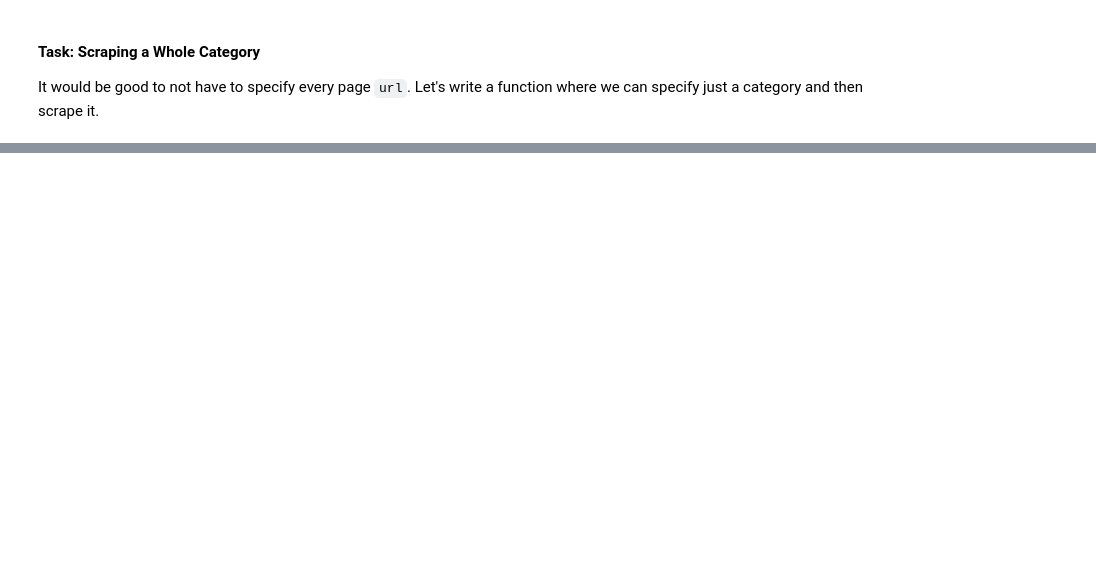
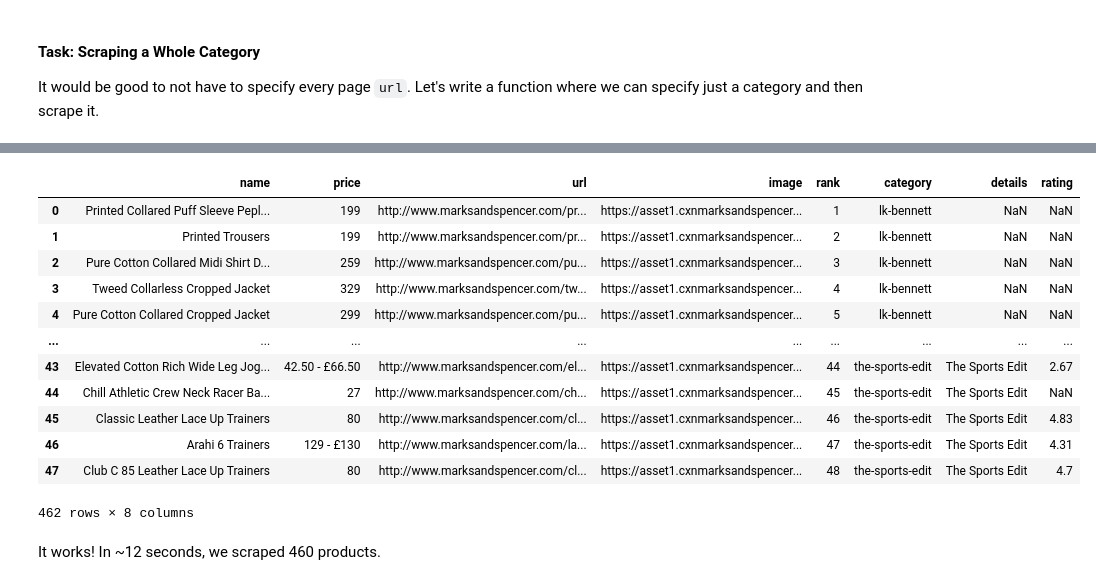
Before and after one commit to aleksandrajaremko/ScrapingWorkshop, a Jupyter notebook: Scraping.ipynb, the cells around one changed output, grey strips where cells are left out. Saved outputs shown, nothing was run; the diff lists cells and outputs as text; code cells hidden in the pictures; blank space fills up the shorter version.

```diff
--- a/Scraping.ipynb
+++ b/Scraping.ipynb
@@ -588,0 +467,10 @@ Here, we see that the most expensive products (>£40) are usually among the wors
+# %%
+image_data = []
+
+os.makedirs('images', exist_ok=True) # Creating a directory to store the images
+for i, row in tqdm(df.iterrows()): # Looping through the rows of the DataFrame
+    img_data = requests.get(row['image']).content # Fetching the image data
+    file_name = row['image'].split('/')[-1] # Getting the file name from the URL
+    with open(f'images/{file_name}.jpg', 'wb') as f: # Writing the image data to a file
+        f.write(img_data)
+    time.sleep(0.25)
@@ -629,18 +577,19 @@ def scrape_one_page(url):
     (str) -> pd.DataFrame
     Given a URL for a page of products, scrape the product details and return a DataFrame
     """
+    print(f"Scraping {url}") # Printing the URL we're scraping
     req = requests.get(url) # Making a request for the M&S plants page
 
     # TODO: Make a soup object from the request text
-    soup =
+    soup = BeautifulSoup(req.text, 'html.parser') # Parsing the HTML using BeautifulSoup and the built-in HTML parser
 
     products = [] # Creating an empty list to store the product details
     product_divs = soup.find_all('div', attrs={'data-tagg': lambda x: x and "product-card" in x}) # Using a lambda function to find all divs with data-tagg attribute that contain "product-card" and potentially other values
     for i, product_div in enumerate(product_divs): # Looping through the first 10 product divs
-        a_tag =  # TODO: Find the first a tag in the product div
-        aria_label = #TODO: Get the value of the aria-label attribute of the a tag
+        a_tag = product_div.find('a') # Finding the first a tag in the product div
+        aria_label = a_tag['aria-label'] #Get the value of the aria-label attribute of the a tag
 
-        product_details = # TODO: use the product_details_from_label function we defined earlier to get the product details from the aria-label
+        product_details = product_details_from_label(aria_label) # Using the function to get the product details from the aria-label
 
         # extract the product link from the a tag
         product_details['url'] = a_tag['href'] # Getting the value of the href attribute of the a tag
@@ -738,0 +720,19 @@ for brand_url in brand__links[:5]: # Looping through the first 5 brand URLs
+# %%
+all_products = pd.concat(all_products_dfs) # Concatenating the list of all category DataFrames into a single DataFrame
+all_products
+# %% [output]
+|  | name | price | url | image | rank | category | details | rating |
+| 0 | Printed Collared Puff Sleeve Pepl... | 199 | http://www.marksandspencer.com/pr... | https://asset1.cxnmarksandspencer... | 1 | lk-bennett | NaN | NaN |
+| 1 | Printed Trousers | 199 | http://www.marksandspencer.com/pr... | https://asset1.cxnmarksandspencer... | 2 | lk-bennett | NaN | NaN |
+| 2 | Pure Cotton Collared Midi Shirt D... | 259 | http://www.marksandspencer.com/pu... | https://asset1.cxnmarksandspencer... | 3 | lk-bennett | NaN | NaN |
+| 3 | Tweed Collarless Cropped Jacket | 329 | http://www.marksandspencer.com/tw... | https://asset1.cxnmarksandspencer... | 4 | lk-bennett | NaN | NaN |
+| 4 | Pure Cotton Collared Cropped Jacket | 299 | http://www.marksandspencer.com/pu... | https://asset1.cxnmarksandspencer... | 5 | lk-bennett | NaN | NaN |
+| ... | ... | ... | ... | ... | ... | ... | ... | ... |
+| 43 | Elevated Cotton Rich Wide Leg Jog... | 42.50 - £66.50 | http://www.marksandspencer.com/el... | https://asset1.cxnmarksandspencer... | 44 | the-sports-edit | The Sports Edit | 2.67 |
+| 44 | Chill Athletic Crew Neck Racer Ba... | 27 | http://www.marksandspencer.com/ch... | https://asset1.cxnmarksandspencer... | 45 | the-sports-edit | The Sports Edit | NaN |
+| 45 | Classic Leather Lace Up Trainers | 80 | http://www.marksandspencer.com/cl... | https://asset1.cxnmarksandspencer... | 46 | the-sports-edit | The Sports Edit | 4.83 |
+| 46 | Arahi 6 Trainers | 129 - £130 | http://www.marksandspencer.com/la... | https://asset1.cxnmarksandspencer... | 47 | the-sports-edit | The Sports Edit | 4.31 |
+| 47 | Club C 85 Leather Lace Up Trainers | 80 | http://www.marksandspencer.com/cl... | https://asset1.cxnmarksandspencer... | 48 | the-sports-edit | The Sports Edit | 4.7 |
+462 rows × 8 columns
+# %% [markdown]
+It works! In ~12 seconds, we scraped 460 products.
```
Also changed, not shown: parts of 59 cells of this notebook, 35 other files.
